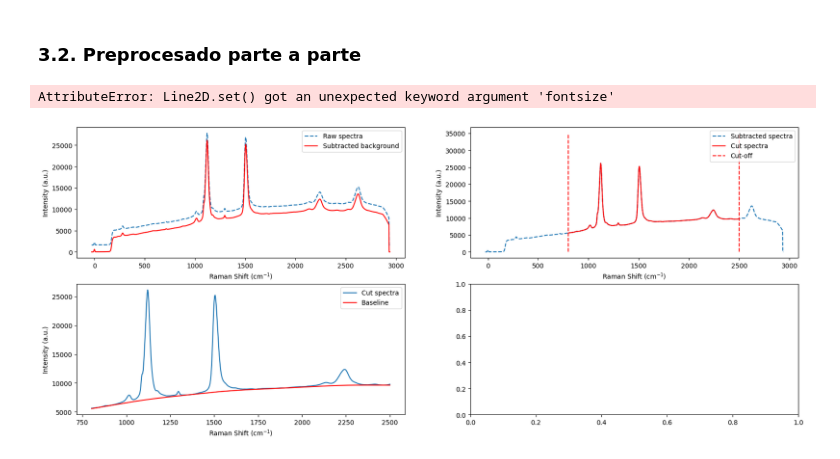
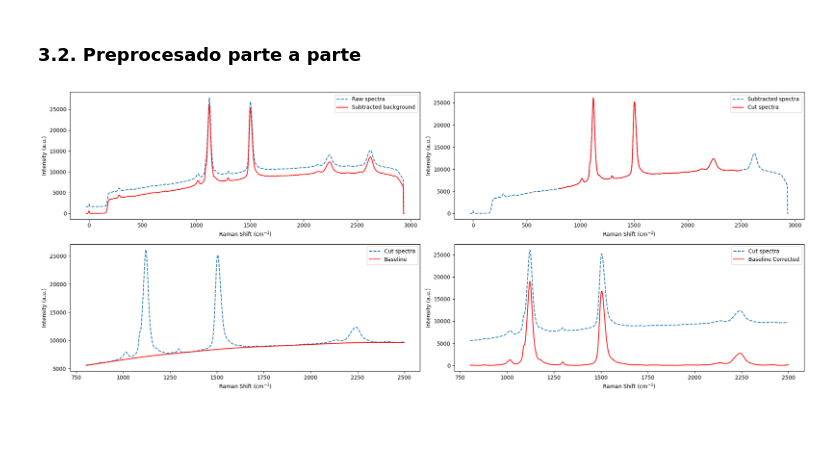
Before and after one commit to andreaperezasen/TFM-ML-Raman-Conchas-Arqueologicas, a Jupyter notebook: Code/Notebooks/procesado_sonda532nm.ipynb, the cells around one changed output. Cells and saved outputs as stored; diff of their text form; code cells hidden in the pictures; blank space fills up the shorter version.

```diff
--- a/Code/Notebooks/procesado_sonda532nm.ipynb
+++ b/Code/Notebooks/procesado_sonda532nm.ipynb
@@ -571,35 +571,34 @@ axs[0, 0].grid(False)
 # Segundo subplot
 axs[0, 1].plot(data_subtracted_plot.columns, data_subtracted_plot.mean(axis=0),linestyle='--', label='Subtracted spectra')
 axs[0, 1].plot(df_cut.columns, df_cut.mean(axis=0),color = 'r', label='Cut spectra')
-axs[0, 1].vlines([800, 2500], ymin=0, ymax=35000, color='r', linestyle='--', label='Cut-off')
+#axs[0, 1].vlines([800, 2500], ymin=0, ymax=35000, color='gray', linestyle='-', alpha = 0.6 , label='Cut-off')
 #axs[0, 1].set_title('2. Cut spectra')
 axs[0, 1].set_xlabel('Raman Shift (cm$^{-1}$)')
 axs[0, 1].set_ylabel('Intensity (a.u.)')
 axs[0, 1].legend()
 axs[0, 1].grid(False)
 
 # Tercer subplot
-axs[1, 0].plot(df_cut.columns, df_cut.mean(axis=0), label='Cut spectra')
+axs[1, 0].plot(df_cut.columns, df_cut.mean(axis=0),linestyle='--', label='Cut spectra')
 axs[1, 0].plot(df_find_baseline.columns, df_find_baseline.mean(axis=0), label='Baseline', color = 'r')
 
 #axs[1, 0].set_title('3. Baseline')
 axs[1, 0].set_xlabel('Raman Shift (cm$^{-1}$)')
 axs[1, 0].set_ylabel('Intensity (a.u.)')
 axs[1, 0].legend()
 axs[1, 0].grid(False)
 
 # Cuarto subplot
 axs[1, 1].plot(df_cut.columns, df_cut.mean(axis=0),linestyle='--', label='Cut spectra')
-axs[1, 1].plot(df_find_baseline.columns, df_find_baseline.mean(axis=0), label='Baseline',linestyle='--', color = '#1f77b4')
+#axs[1, 1].plot(df_find_baseline.columns, df_find_baseline.mean(axis=0), label='Baseline',linestyle='--', color = '#1f77b4')
 axs[1, 1].plot(df_media_corrected.columns, df_media_corrected.mean(axis=0), label='Baseline Corrected', color = 'r')
 #axs[1, 1].set_title('4. Baseline Corrected')
 axs[1, 1].set_xlabel('Raman Shift (cm$^{-1}$)')
 axs[1, 1].set_ylabel('Intensity (a.u.)')
 axs[1, 1].legend()
 axs[1, 1].grid(False)
 
 plt.tight_layout()
 plt.show()
 # %% [output]
-AttributeError: Line2D.set() got an unexpected keyword argument 'fontsize'
-[figure, old version]
+[figure, new version]
```
Also changed, not shown: 2 other files.
